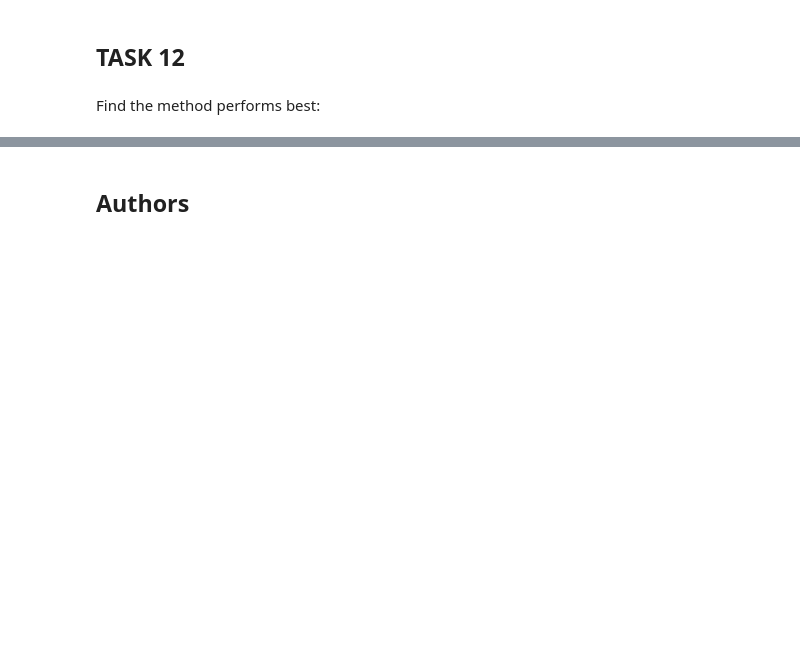
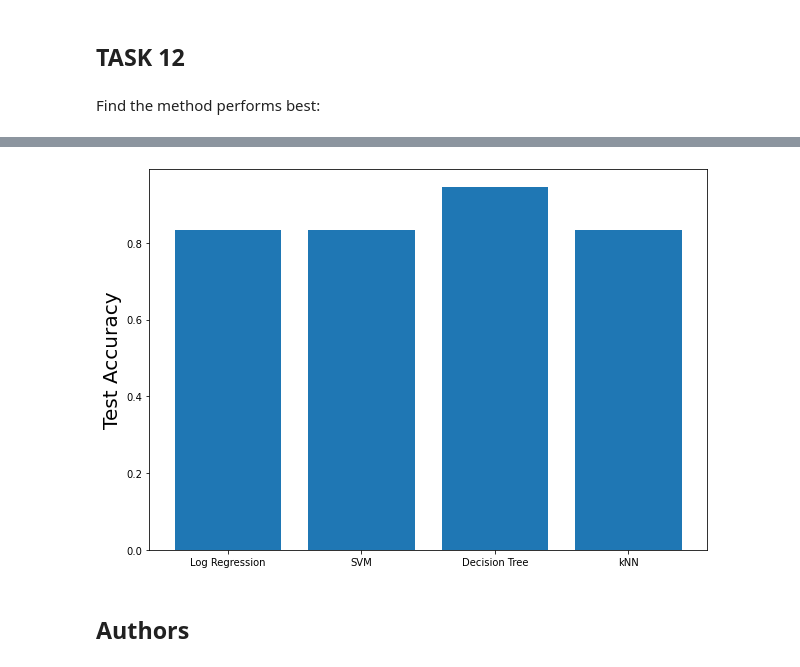
Before and after one commit to SamuelBFG/ibm-datascience, a Jupyter notebook: Predictive_Analysis.ipynb, the cells around one changed output, grey strips where cells are left out. Drawn from its saved outputs; the diff is of its cells as text; code cells hidden in the pictures; blank space fills up the shorter version.

```diff
--- a/Predictive_Analysis.ipynb
+++ b/Predictive_Analysis.ipynb
@@ -191,7 +191,8 @@ accuracy : 0.8464285714285713
 # %% [markdown]
 Calculate the accuracy on the test data using the method <code>score</code>:
 # %%
-logreg_cv.score(X_test, Y_test)
+logreg_test_acc = logreg_cv.score(X_test, Y_test)
+print(logreg_test_acc)
 # %% [output]
 0.8333333333333334
 # %% [markdown]
@@ -233,7 +234,8 @@ accuracy : 0.8482142857142856
 # %% [markdown]
 Calculate the accuracy on the test data using the method <code>score</code>:
 # %%
-svm_cv.score(X_test, Y_test)
+svm_test_acc = svm_cv.score(X_test, Y_test)
+print(svm_test_acc)
 # %% [output]
 0.8333333333333334
 # %% [markdown]
@@ -278,5 +280,6 @@ accuracy : 0.875
 # %% [markdown]
 Calculate the accuracy of tree_cv on the test data using the method <code>score</code>:
 # %%
-tree_cv.score(X_test, Y_test)
+tree_test_acc = tree_cv.score(X_test, Y_test)
+print(tree_test_acc)
 # %% [output]
@@ -317,7 +320,8 @@ accuracy : 0.8482142857142858
 # %% [markdown]
 Calculate the accuracy of tree_cv on the test data using the method <code>score</code>:
 # %%
-knn_cv.score(X_test, Y_test)
+knn_test_acc = knn_cv.score(X_test, Y_test)
+print(knn_test_acc)
 # %% [output]
 0.8333333333333334
 # %% [markdown]
@@ -346,3 +351,14 @@ Accuracy: 0.8333333333333334
+# %%
+predictors_test_score = [logreg_test_acc, svm_test_acc, tree_test_acc, knn_test_acc]
+x = ['Log Regression', 'SVM', 'Decision Tree', 'kNN']
+plt.figure(figsize=(10,7))
+plt.bar(x, predictors_test_score)
+# sns.barplot(x='Orbit', y='Class',data=data_barplot, hue='Class')
+# plt.xlabel("Orbit",fontsize=20)
+plt.ylabel("Test Accuracy",fontsize=20)
+plt.show()
+# %% [output]
+[figure, added]
 # %% [markdown]
 ## Authors
 # %% [markdown]
```
Also changed, not shown: parts of 4 cells of this notebook.
